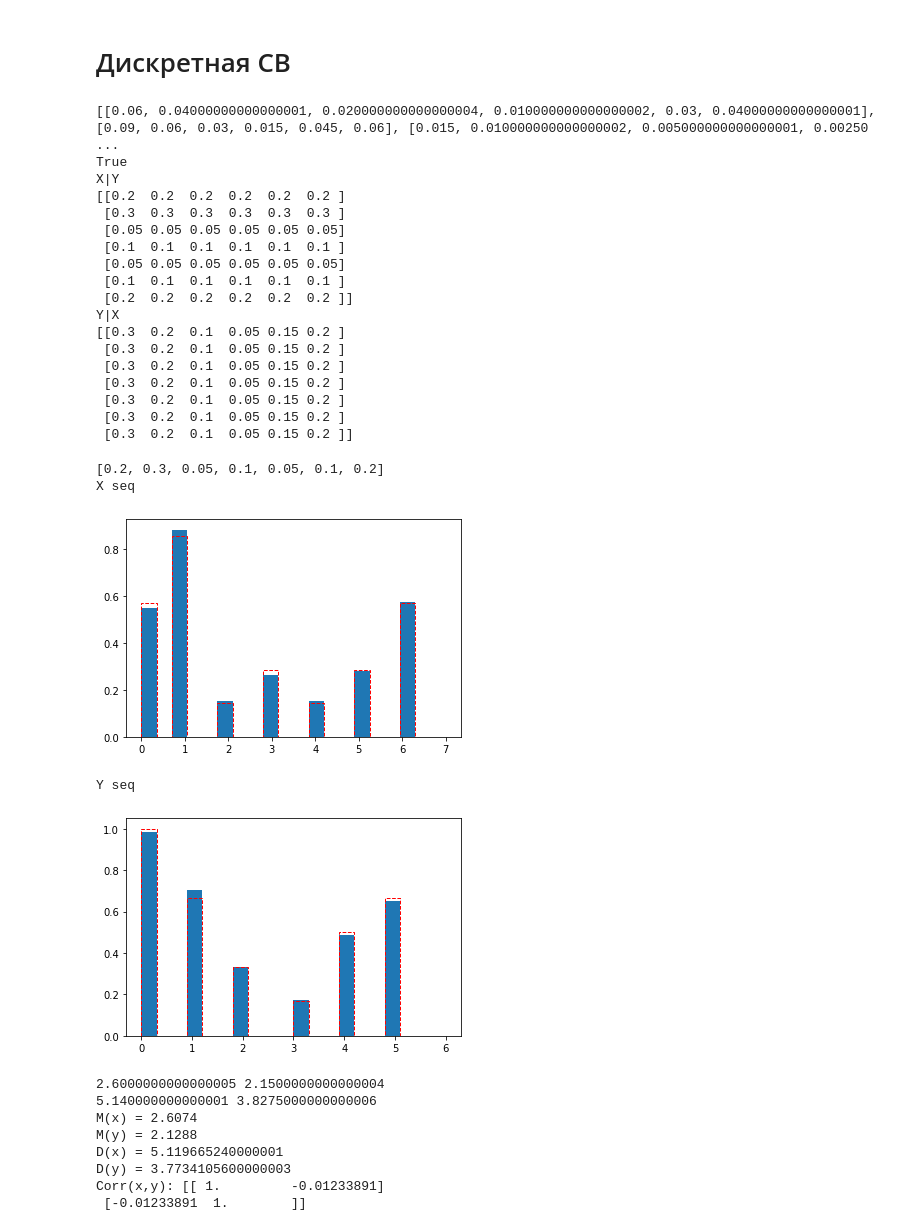
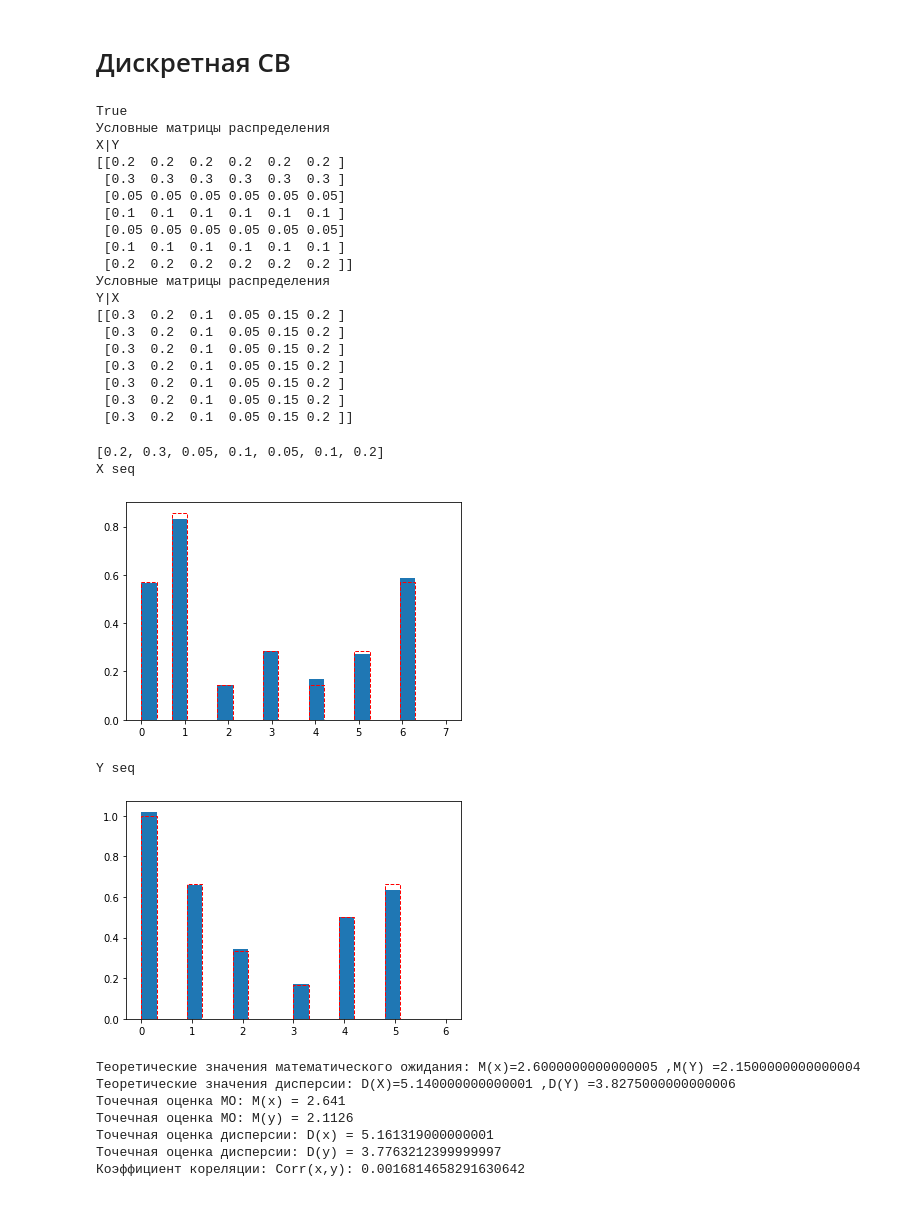
Before and after one commit to KirylAkulich1/MathModeling, a Jupyter notebook: lab3/lab3.ipynb, the cells around one changed output. Saved outputs shown, nothing was run; the diff lists cells and outputs as text; code cells hidden in the pictures.

```diff
--- a/lab3/lab3.ipynb
+++ b/lab3/lab3.ipynb
@@ -266,13 +283,15 @@ y_p = [0.3, 0.2, 0.1, 0.05, 0.15, 0.2]
 matrix = [[i * j for i in y_p] for j in x_p]
 
 print(check_if_independent(matrix))
+print("Условные матрицы распределения")
 print("X|Y")
 print(find_dependent_x(matrix))
+print("Условные матрицы распределения")
 print("Y|X")
 print(find_dependent_y(matrix))
 # %% [output]
-[[0.06, 0.04000000000000001, 0.020000000000000004, 0.010000000000000002, 0.03, 0.04000000000000001], [0.09, 0.06, 0.03, 0.015, 0.045, 0.06], [0.015, 0.010000000000000002, 0.005000000000000001, 0.00250 ...
 True
+Условные матрицы распределения
 X|Y
 [[0.2  0.2  0.2  0.2  0.2  0.2 ]
  [0.3  0.3  0.3  0.3  0.3  0.3 ]
@@ -281,6 +300,7 @@ X|Y
  [0.05 0.05 0.05 0.05 0.05 0.05]
  [0.1  0.1  0.1  0.1  0.1  0.1 ]
  [0.2  0.2  0.2  0.2  0.2  0.2 ]]
+Условные матрицы распределения
 Y|X
 [[0.3  0.2  0.1  0.05 0.15 0.2 ]
  [0.3  0.2  0.1  0.05 0.15 0.2 ]
@@ -312,7 +332,6 @@ def discrete_vector_generator(_matrix):
 
 def get_p_x(_matrix):
     matrix = np.array(_matrix)
-    x_rows_count,y_columns_count = np.shape(matrix)
     x_p = [sum(x_row) for x_row in matrix]
     return x_p
 
@@ -324,36 +343,36 @@ def get_p_y(_matrix):
 
 gen = discrete_vector_generator(matrix)
 seq = []
 
 for i in range(5000):
     seq.append(next(gen))
 
 x_seq = [s[0] for s in seq]
 y_seq = [s[1] for s in seq]
 p = [random.gauss(4,2) for _ in range(400)]
 p_x = get_p_x(matrix)
 print("X seq")
 plt.hist(x_seq, bins=20, range=(0, len(p_x)), density=True)
 plt.hist(np.arange(0, len(p_x)), bins=20, range=(0, len(p_x)),
                                         density=True, weights=p_x, histtype='stepfilled',
                                         facecolor='none', edgecolor='red', linestyle='--')
 plt.show()
 #plt.hist(get_p_x(matrix),bins = range(len(x_seq))  ,alpha=0.5, label='theoretical')
 
 print("Y seq")
 
 p_y = get_p_y(matrix)
 plt.hist(y_seq, bins=20, range=(0, len(p_y)), density=True)
 plt.hist(np.arange(0, len(p_y)), bins=20, range=(0, len(p_y)),
                                         density=True, weights=p_y, histtype='stepfilled',
                                         facecolor='none', edgecolor='red', linestyle='--')
 plt.show()
 # %% [output]
 [0.2, 0.3, 0.05, 0.1, 0.05, 0.1, 0.2]
 X seq
-[figure, old version]
+[figure, new version]
 Y seq
-[figure, old version]
+[figure, new version]
 # %%
 def get_theory_mean(p_values):
     return sum([i  * p for i, p in enumerate(p_values)])
@@ -365,23 +384,22 @@ def get_theory_d(p_values):
 mx, my = get_theory_mean(p_x), get_theory_mean(p_y)
 dx, dy = get_theory_d(p_x), get_theory_d(p_y)
 
-print(mx,my)
-print(dx,dy)
+print(f"Теоретические значения математического ожидания: M(x)={mx} ,M(Y) ={my}")
+print(f"Теоретические значения дисперсии: D(X)={dx} ,D(Y) ={dy}")
 
-print(f"M(x) = {np.mean(x_seq)}")
-print(f"M(y) = {np.mean(y_seq)}")
+print(f"Точечная оценка МО: M(x) = {np.mean(x_seq)}")
+print(f"Точечная оценка МО: M(y) = {np.mean(y_seq)}")
 
 
-print(f"D(x) = {np.var(x_seq)}")
-print(f"D(y) = {np.var(y_seq)}")
+print(f"Точечная оценка дисперсии: D(x) = {np.var(x_seq)}")
+print(f"Точечная оценка дисперсии: D(y) = {np.var(y_seq)}")
 
-print(f"Corr(x,y): {np.corrcoef(x_seq,y_seq)}")
+print(f"Коэффициент кореляции: Corr(x,y): {np.corrcoef(x_seq,y_seq)[0][1]}")
 # %% [output]
-2.6000000000000005 2.1500000000000004
-5.140000000000001 3.8275000000000006
-M(x) = 2.6074
-M(y) = 2.1288
-D(x) = 5.119665240000001
-D(y) = 3.7734105600000003
-Corr(x,y): [[ 1.         -0.01233891]
- [-0.01233891  1.        ]]
+Теоретические значения математического ожидания: M(x)=2.6000000000000005 ,M(Y) =2.1500000000000004
+Теоретические значения дисперсии: D(X)=5.140000000000001 ,D(Y) =3.8275000000000006
+Точечная оценка МО: M(x) = 2.641
+Точечная оценка МО: M(y) = 2.1126
+Точечная оценка дисперсии: D(x) = 5.161319000000001
+Точечная оценка дисперсии: D(y) = 3.7763212399999997
+Коэффициент кореляции: Corr(x,y): 0.0016814658291630642
```
Also changed, not shown: parts of 5 cells of this notebook, 11 other files.
